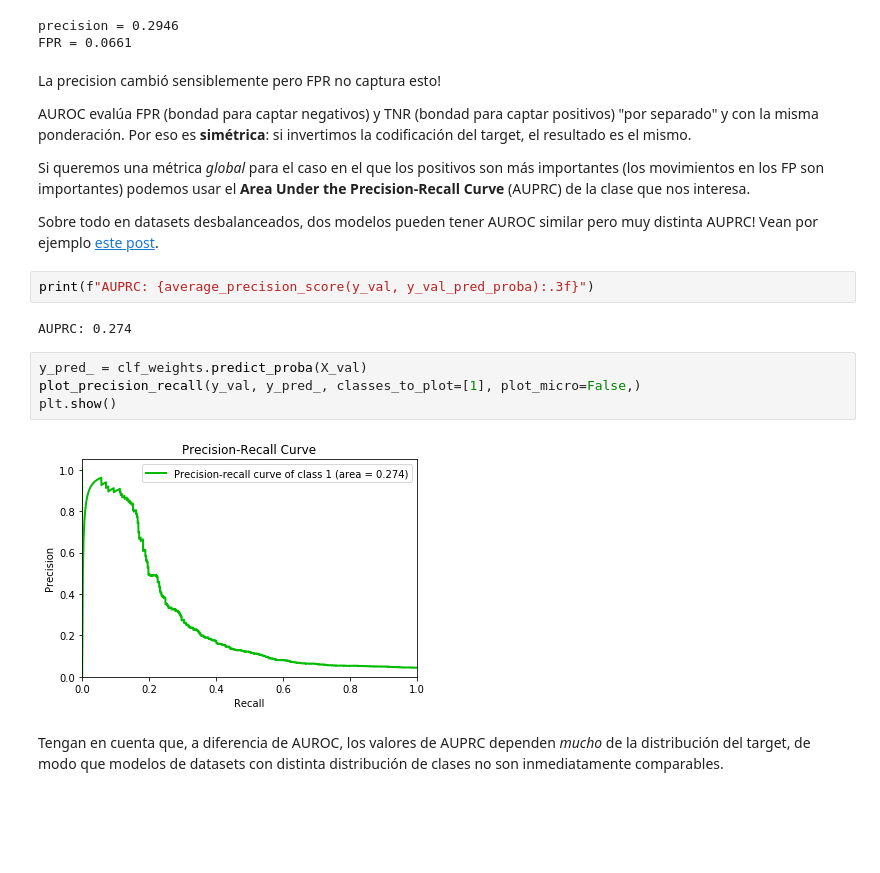
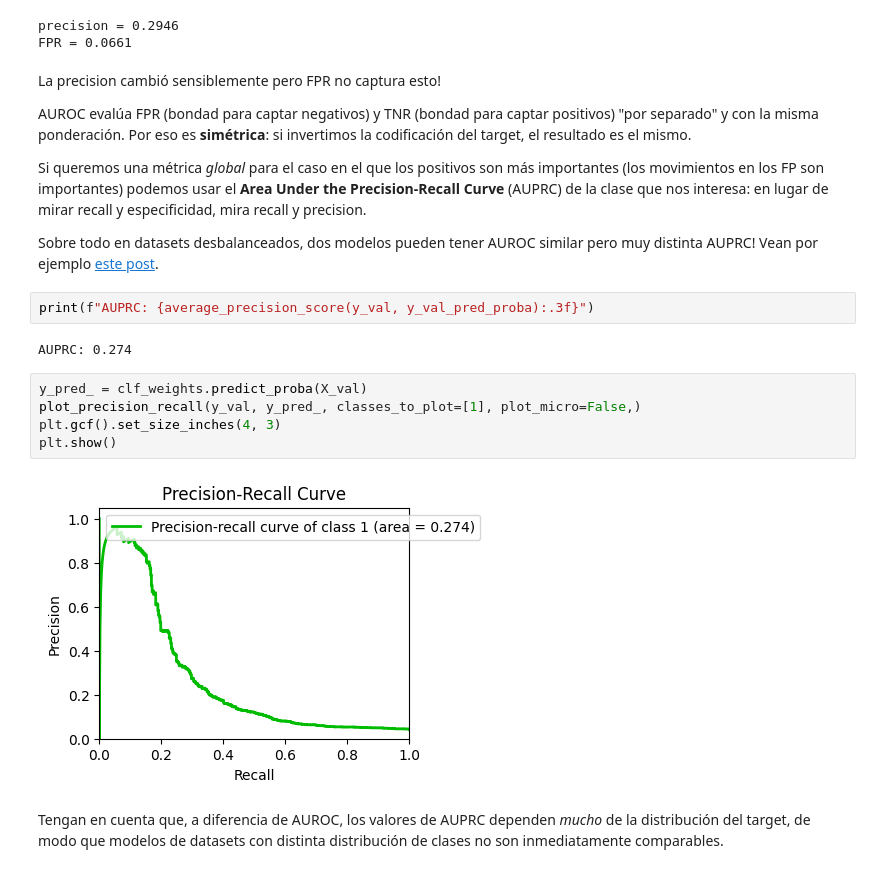
Before and after one commit to ftvalentini/itba-AnalisisPredictivo, a Jupyter notebook: imbalanced_clf/clf_imbalanced.ipynb, the cells around one changed output. Saved outputs shown, nothing was run; the diff lists cells and outputs as text; blank space fills up the shorter version.

Commit message:
updates ultimas clases

```diff
--- a/imbalanced_clf/clf_imbalanced.ipynb
+++ b/imbalanced_clf/clf_imbalanced.ipynb
@@ -310,7 +377,7 @@ La precision cambió sensiblemente pero FPR no captura esto!
 
 AUROC evalúa FPR (bondad para captar negativos) y TNR (bondad para captar positivos) "por separado" y con la misma ponderación. Por eso es **simétrica**: si invertimos la codificación del target, el resultado es el mismo.
 
-Si queremos una métrica _global_ para el caso en el que los positivos son más importantes (los movimientos en los FP son importantes) podemos usar el **Area Under the Precision-Recall Curve** (AUPRC) de la clase que nos interesa.
+Si queremos una métrica _global_ para el caso en el que los positivos son más importantes (los movimientos en los FP son importantes) podemos usar el **Area Under the Precision-Recall Curve** (AUPRC) de la clase que nos interesa: en lugar de mirar recall y especificidad, mira recall y precision.
 
 Sobre todo en datasets desbalanceados, dos modelos pueden tener AUROC similar pero muy distinta AUPRC! Vean por ejemplo [este post](https://sinyi-chou.github.io/).
 # %%
@@ -320,8 +387,9 @@ AUPRC: 0.274
 # %%
 y_pred_ = clf_weights.predict_proba(X_val)
 plot_precision_recall(y_val, y_pred_, classes_to_plot=[1], plot_micro=False,)
+plt.gcf().set_size_inches(4, 3)
 plt.show()
 # %% [output]
-[figure, old version]
+[figure, new version]
 # %% [markdown]
 Tengan en cuenta que, a diferencia de AUROC, los valores de AUPRC dependen _mucho_ de la distribución del target, de modo que modelos de datasets con distinta distribución de clases no son inmediatamente comparables.
```
Also changed, not shown: parts of 46 cells of this notebook, 1 other file.
